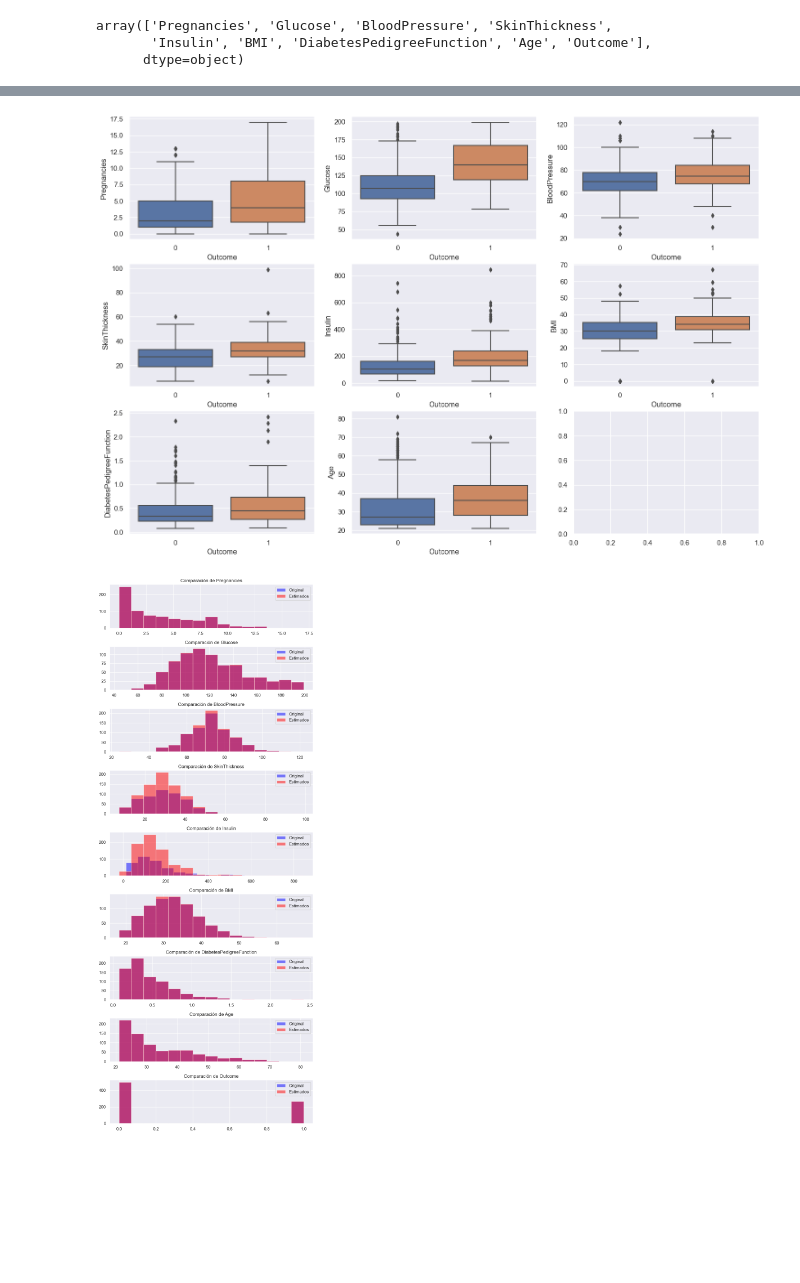
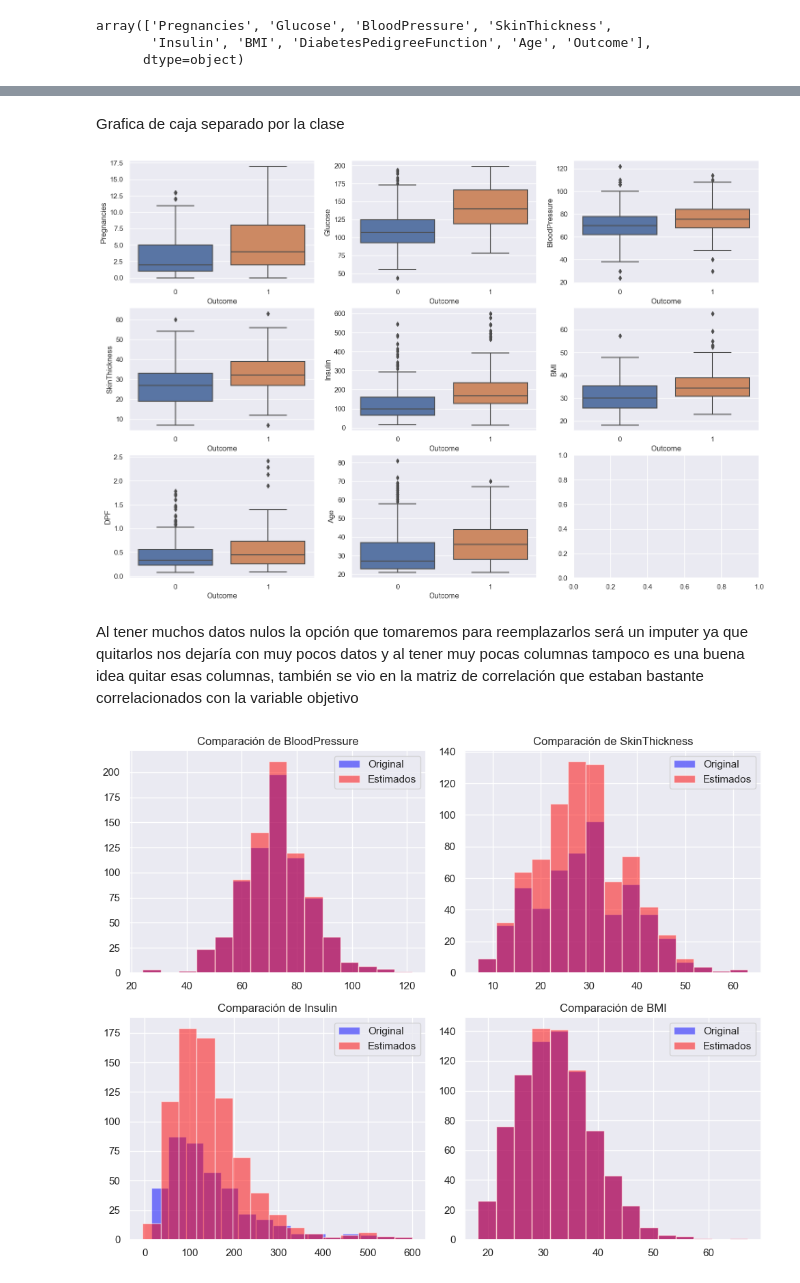
Before and after one commit to xavierzg/Diabetes, a Jupyter notebook: EDA.ipynb, the cells around one changed output, grey strips where cells are left out. Cells and saved outputs as stored; diff of their text form; code cells hidden in the pictures; blank space fills up the shorter version.

```diff
--- a/EDA.ipynb
+++ b/EDA.ipynb
@@ -120,0 +141,28 @@ plt.show()
+# %%
+def remove_outliers_std(df, col, threshold=4):
+    mean = df[col].mean()
+    std = df[col].std()
+
+    upper_limit = mean + threshold * std
+
+    outliers = df[(df[col] > upper_limit)].index
+
+    df = df.drop(outliers)
+
+    return df
+
+for col in ['Insulin', 'Pregnancies', 'SkinThickness']:
+    data = remove_outliers_std(data, col)
+# %%
+feature_names = data.drop('Outcome', axis=1).columns
+sns.set(font_scale = 3)
+rcParams['figure.figsize'] = 40,60
+plt.subplots_adjust(hspace=0.5)
+palette = sns.color_palette("viridis", as_cmap=True)
+
+i = 1
+
+for name in feature_names:
+    plt.subplot(5,2,i)
+    sns.histplot(data=data, x=name, kde=True, color=palette(i/len(feature_names)))
+    i = i + 1
@@ -121,4 +173,5 @@ plt.show()
 # %%
+data.rename(columns ={'DiabetesPedigreeFunction' : 'DPF'}, inplace = True)
 def matrix_corr(data):
     correlation = data.corr()
     plt.figure(figsize=(10, 8))
@@ -145,32 +198,38 @@ dtype: object
+# %% [markdown]
+Grafica de caja separado por la clase
 # %%
 features = ['Pregnancies', 'Glucose', 'BloodPressure', 'SkinThickness',
-       'Insulin', 'BMI', 'DiabetesPedigreeFunction', 'Age', 'Outcome']
+       'Insulin', 'BMI', 'DPF', 'Age', 'Outcome']
 fig, ax = plt.subplots(round(len(features) / 3), 3, figsize = (18, 12))
-
 for i, ax in enumerate(fig.axes):
     if i < len(features) - 1:
         sns.boxplot(y=features[i], x='Outcome', data=data[features], ax=ax)
 # %% [output]
-[figure, old version]
+[figure, new version]
+# %% [markdown]
+Al tener muchos datos nulos la opción que tomaremos para reemplazarlos será un imputer ya que quitarlos nos dejaría con muy pocos datos y al tener muy pocas columnas tampoco es una buena idea quitar esas columnas, también se vio en la matriz de correlación que estaban bastante correlacionados con la variable objetivo
 # %%
 from sklearn.experimental import enable_iterative_imputer
 from sklearn.impute import IterativeImputer
 
+features = ['BloodPressure', 'SkinThickness',
+       'Insulin', 'BMI']
 imp = IterativeImputer()
 data_imp = imp.fit_transform(data)
 data_imp = pd.DataFrame(data_imp, columns=data.columns)
 
-fig, axes = plt.subplots(nrows=len(data.columns), ncols=1, figsize=(8, 20))
+fig, axes = plt.subplots(round(len(features) / 2), ncols=2, figsize=(10, 8))
 
-for i, col in enumerate(data.columns):
-    axes[i].hist(data[col].dropna(), bins=15, alpha=0.5, label='Original', color='blue')
+axes = axes.flatten()
+for i, col in enumerate(features):
+    axes[i].hist(data[col], bins=15, alpha=0.5, label='Original', color='blue')
 
     axes[i].hist(data_imp[col], bins=15, alpha=0.5, label='Estimados', color='red')
 
     axes[i].set_title(f'Comparación de {col}')
     axes[i].legend()
 
 plt.tight_layout()
 plt.show()
 # %% [output]
-[figure, old version]
+[figure, new version]
```
Also changed, not shown: parts of 34 cells of this notebook, 1 other file.
